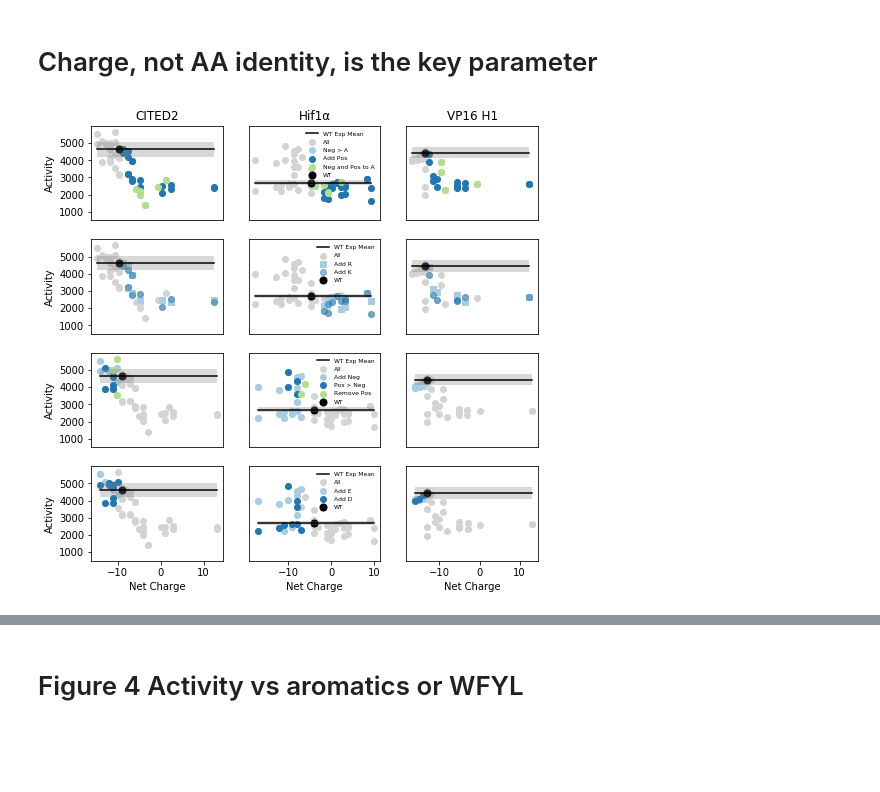
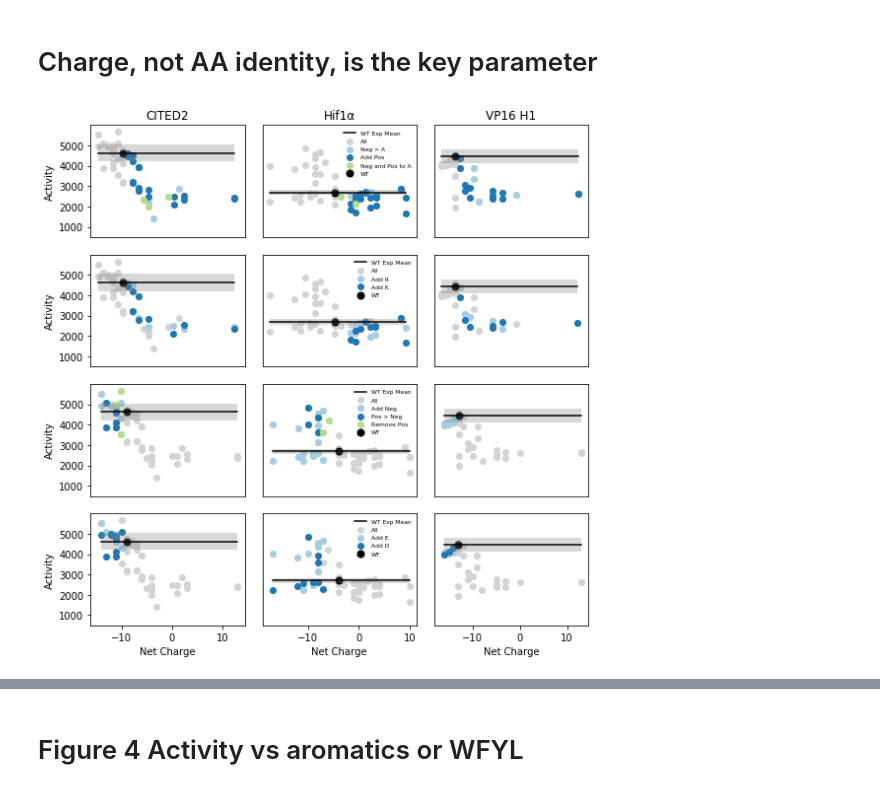
Before and after one commit to mstaller/HumanADs, a Jupyter notebook: 3_5acidicADs/MSS18 PaperFiguresRevision.ipynb, the cells around one changed output, grey strips where cells are left out. Cells and saved outputs as stored; diff of their text form; code cells hidden in the pictures; blank space fills up the shorter version.

```diff
--- a/3_5acidicADs/MSS18 PaperFiguresRevision.ipynb
+++ b/3_5acidicADs/MSS18 PaperFiguresRevision.ipynb
@@ -887,8 +910,11 @@ temp1 = masterDF.apply(lambda row: 'D>A' in row['shortname'],axis=1)
 temp2 = masterDF.apply(lambda row: 'E>A' in row['shortname'],axis=1)
 masterDF['Neg2A']= temp1 |temp2
 temp3 = masterDF.apply(lambda row: 'R>A' in row['shortname'],axis=1)
-temp4 = masterDF.apply(lambda row: 'R>A' in row['shortname'],axis=1)
-masterDF['RemoveNegAndPos']= temp1 |temp2|temp3|temp4
+temp4 = masterDF.apply(lambda row: 'K>A' in row['shortname'],axis=1)
+masterDF['Pos2A']= (temp3|temp4)
+temp5 = masterDF.apply(lambda row: 'EDKR>A' in row['shortname'],axis=1)
+masterDF['RemoveNegAndPos']= temp5
+
 
 
 color1=lightblue
@@ -934,7 +960,6 @@ for i,ad in enumerate(ADlist[:3]):
     indx = (masterDF[ad]==1)&((masterDF[PropertyDict[prop]]==1))&(masterDF[prop]>tempWT[prop][0])&masterDF.Neg2A
     tempDF = masterDF[indx]
     ax.scatter(tempDF[prop],tempDF[activity],c=color1,label='Neg > A')
-#         print tempDF.shortname
     # find set 2
     indx = (masterDF[ad]==1)&((masterDF[PropertyDict[prop]]==1))&(masterDF[prop]>tempWT[prop][0])&masterDF.AddPos
     tempDF = masterDF[indx]
@@ -975,11 +1000,11 @@ for i,ad in enumerate(ADlist[:3]):
     # find set 1
     indx = (masterDF[ad]==1)&((masterDF[PropertyDict[prop]]==1))&(masterDF[prop]>tempWT[prop][0])&masterDF.AddRs
     tempDF = masterDF[indx]
-    ax.scatter(tempDF[prop],tempDF[activity],c=color1,marker='s',label='Add R')
+    ax.scatter(tempDF[prop],tempDF[activity],c=color1,label='Add R')
     # find set 2
     indx = (masterDF[ad]==1)&((masterDF[PropertyDict[prop]]==1))&(masterDF[prop]>tempWT[prop][0])&masterDF.AddKs
     tempDF = masterDF[indx]
-    ax.scatter(tempDF[prop],tempDF[activity],c=color2,alpha=.5,label='Add K')
+    ax.scatter(tempDF[prop],tempDF[activity],c=color2,label='Add K')
 
     #plot WT
     plotWT(ad)
@@ -1049,32 +1074,32 @@ for i,ad in enumerate(ADlist[:3]):
     indx = (masterDF[ad]==1)&((masterDF[PropertyDict[prop]]==1))
     tempDF = masterDF[indx]
     tempWT = WTDF[WTDF.ADseq==WTname2seqDict[ad]] # find WT
 
     minX,maxX = min(tempDF[prop]), max(tempDF[prop])
 
     #plot all
     indx = (masterDF[ad]==1)&((masterDF[PropertyDict[prop]]==1))#&(masterDF[prop]==tempWT[prop][0])
     tempDF = masterDF[indx]
     plt.scatter(tempDF[prop],tempDF[activity],c='lightgray',marker='o',label='All')
 
     # find set 1
     indx = (masterDF[ad]==1)&((masterDF[PropertyDict[prop]]==1))&(masterDF[prop]<tempWT[prop][0])&masterDF.AddE
     tempDF = masterDF[indx]
     ax.scatter(tempDF[prop],tempDF[activity],c=color1,label='Add E')
 #         print tempDF.shortname
     # find set 2
     indx = (masterDF[ad]==1)&((masterDF[PropertyDict[prop]]==1))&(masterDF[prop]<tempWT[prop][0])&masterDF.AddD
     tempDF = masterDF[indx]
     ax.scatter(tempDF[prop],tempDF[activity],c=color2,label='Add D')
     #plot WT
     plotWT(ad)
     #rescale y axis
     fixyaxis(i)
     plt.xlabel(propertyXlabls[prop])
     plt.xticks([-10,0,10])
-#     plt.tight_layout()
+    plt.tight_layout()
     plt.savefig('Figures/'+Folder+'NetChargeNotIdentify.pdf')
 
 plt.show()
 # %% [output]
-[figure, old version]
+[figure, new version]
```
Also changed, not shown: parts of 8 cells of this notebook, 1 other file.
